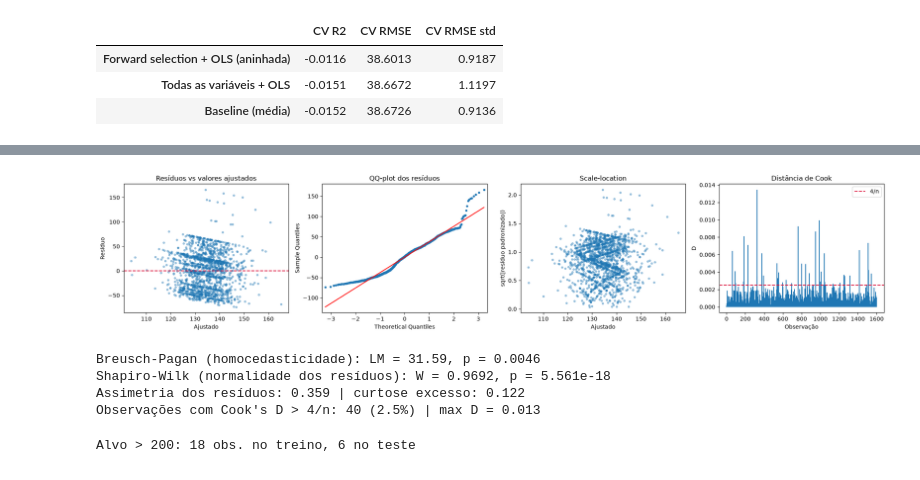
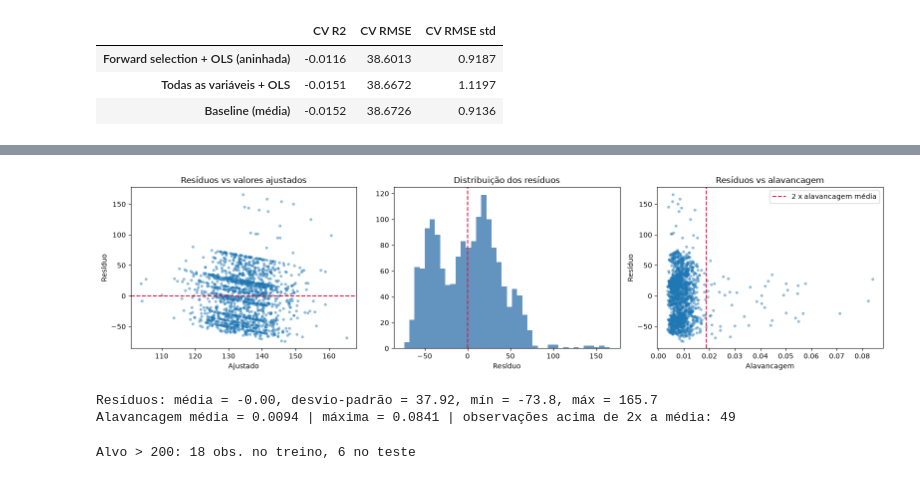
Before and after one commit to GabrielaRibeiroISEP/APRAU, a Jupyter notebook: task2_regressao_linear_multipla.ipynb, the cells around one changed output, grey strips where cells are left out. Saved outputs shown, nothing was run; the diff lists cells and outputs as text; code cells hidden in the pictures.

```diff
--- a/task2_regressao_linear_multipla.ipynb
+++ b/task2_regressao_linear_multipla.ipynb
@@ -372,44 +359,37 @@ VIF (regra prática: > 5 sugere colinearidade relevante, > 10 problemática):
 # %%
 # ============================================================
 # 7. MLR - RESIDUAL DIAGNOSTICS
 # ============================================================
 resid = ols.resid
 fitted = ols.fittedvalues
-influence = ols.get_influence()
-cooks = influence.cooks_distance[0]
+leverage = ols.get_influence().hat_matrix_diag
+avg_leverage = (len(best_cols) + 1) / len(y_train)
 
-fig, axes = plt.subplots(1, 4, figsize=(20, 4.2))
+fig, axes = plt.subplots(1, 3, figsize=(16, 4.2))
 
 axes[0].scatter(fitted, resid, s=10, alpha=0.4)
 axes[0].axhline(0, color="crimson", ls="--")
 axes[0].set(title="Resíduos vs valores ajustados", xlabel="Ajustado", ylabel="Resíduo")
 
-sm.qqplot(resid, line="s", ax=axes[1], markersize=3)
-axes[1].set_title("QQ-plot dos resíduos")
+axes[1].hist(resid, bins=40, color="steelblue", alpha=0.85)
+axes[1].axvline(0, color="crimson", ls="--")
+axes[1].set(title="Distribuição dos resíduos", xlabel="Resíduo")
 
-axes[2].scatter(fitted, np.sqrt(np.abs(resid / resid.std())), s=10, alpha=0.4)
-axes[2].set(title="Scale-location", xlabel="Ajustado", ylabel="sqrt(|resíduo padronizado|)")
-
-axes[3].stem(np.arange(len(cooks)), cooks, markerfmt=" ", basefmt=" ")
-axes[3].axhline(4 / len(cooks), color="crimson", ls="--", label="4/n")
-axes[3].set(title="Distância de Cook", xlabel="Observação", ylabel="D")
-axes[3].legend()
+axes[2].scatter(leverage, resid, s=10, alpha=0.4)
+axes[2].axvline(2 * avg_leverage, color="crimson", ls="--", label="2 x alavancagem média")
+axes[2].set(title="Resíduos vs alavancagem", xlabel="Alavancagem", ylabel="Resíduo")
+axes[2].legend()
 plt.tight_layout()
 plt.show()
 
-bp_stat, bp_p, _, _ = het_breuschpagan(resid, ols.model.exog)
-sh_stat, sh_p = stats.shapiro(resid)
-print(f"Breusch-Pagan (homocedasticidade): LM = {bp_stat:.2f}, p = {bp_p:.4f}")
-print(f"Shapiro-Wilk (normalidade dos resíduos): W = {sh_stat:.4f}, p = {sh_p:.4g}")
-print(f"Assimetria dos resíduos: {stats.skew(resid):.3f} | curtose excesso: {stats.kurtosis(resid):.3f}")
-print(f"Observações com Cook's D > 4/n: {(cooks > 4 / len(cooks)).sum()} ({(cooks > 4 / len(cooks)).mean():.1%}) "
-      f"| max D = {cooks.max():.3f}")
+print(f"Resíduos: média = {resid.mean():.2f}, desvio-padrão = {resid.std():.2f}, "
+      f"mín = {resid.min():.1f}, máx = {resid.max():.1f}")
+print(f"Alavancagem média = {avg_leverage:.4f} | máxima = {leverage.max():.4f} "
+      f"| observações acima de 2x a média: {(leverage > 2 * avg_leverage).sum()}")
 # %% [output]
-[figure, old version]
+[figure, new version]
-Breusch-Pagan (homocedasticidade): LM = 31.59, p = 0.0046
-Shapiro-Wilk (normalidade dos resíduos): W = 0.9692, p = 5.561e-18
-Assimetria dos resíduos: 0.359 | curtose excesso: 0.122
-Observações com Cook's D > 4/n: 40 (2.5%) | max D = 0.013
+Resíduos: média = -0.00, desvio-padrão = 37.92, mín = -73.8, máx = 165.7
+Alavancagem média = 0.0094 | máxima = 0.0841 | observações acima de 2x a média: 49
 # %%
 # ============================================================
 # 8. MLR - SENSITIVITY TO OUTLIERS IN TARGET (> 200) AND FINAL TEST EVALUATION
```
Also changed, not shown: parts of 6 cells of this notebook, 1 other file.
